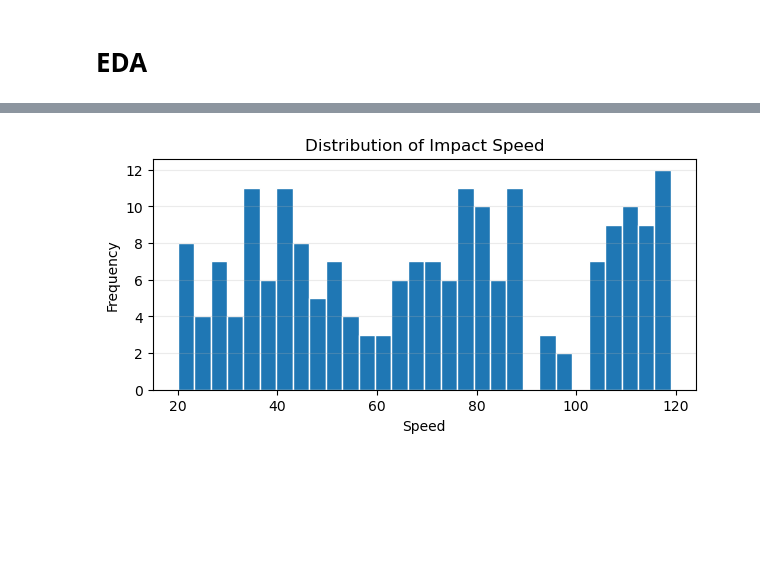
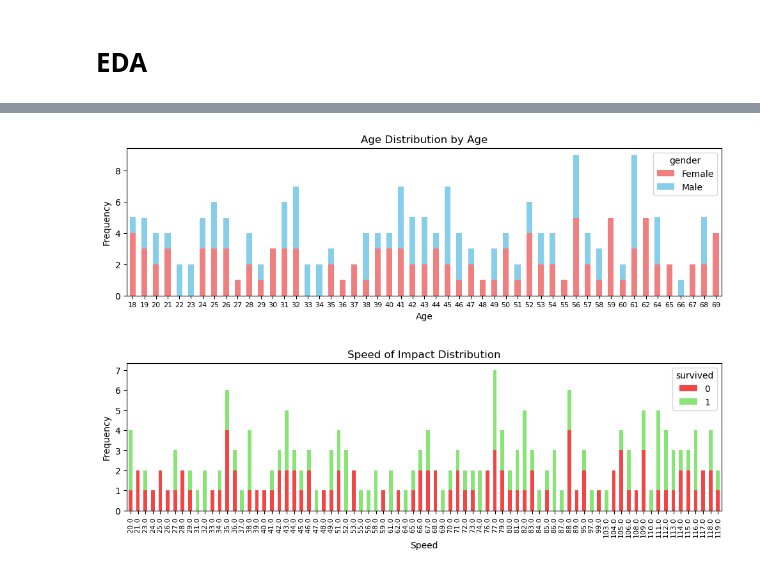
Before and after one commit to 20mattk/Road-Accident-Survival, a Jupyter notebook: Road Accident Survival.ipynb, the cells around one changed output, grey strips where cells are left out. Drawn from its saved outputs; the diff is of its cells as text; code cells hidden in the pictures; blank space fills up the shorter version.

Commit message:
Histogram EDA of features

```diff
--- a/Road Accident Survival.ipynb
+++ b/Road Accident Survival.ipynb
@@ -20,0 +12,4 @@ accident_df.head(5)
+# %%
+accident_df.columns = accident_df.columns.str.lower().str.replace(' ', '_')
+
+accident_df.head(5)
@@ -51,10 +43,22 @@ plt.show()
-# %%
-plt.figure(figsize=(7, 3))
-plt.hist(accident_df['Speed_of_Impact'], bins=30, edgecolor='white')
-plt.title('Distribution of Impact Speed')
-plt.xlabel('Speed')
-plt.ylabel('Frequency')
-plt.grid(axis='y', alpha=0.25)
-plt.show()
-# %% [output]
-[figure, removed]
+# %%
+gdf = accident_df.groupby(['age', 'gender']).size().unstack(fill_value=0).plot(
+    kind='bar', stacked=True, color=['lightcoral', 'skyblue'], figsize=(12, 3)
+)
+plt.title('Age Distribution by Age')
+plt.xlabel('Age')
+plt.ylabel('Frequency')
+plt.xticks(rotation=0, fontsize=8)
+plt.show()
+# %% [output]
+[figure, added]
+# %%
+gdf = accident_df.groupby(['speed_of_impact', 'survived']).size().unstack(fill_value=0).plot(
+    kind='bar', stacked=True, color=['#F24545', '#88E474'], figsize=(12, 3)
+)
+plt.title('Speed of Impact Distribution')
+plt.xlabel('Speed')
+plt.ylabel('Frequency')
+plt.xticks(rotation=90, fontsize=8)
+plt.show()
+# %% [output]
+[figure, added]
```
Also changed, not shown: parts of 7 cells of this notebook.
